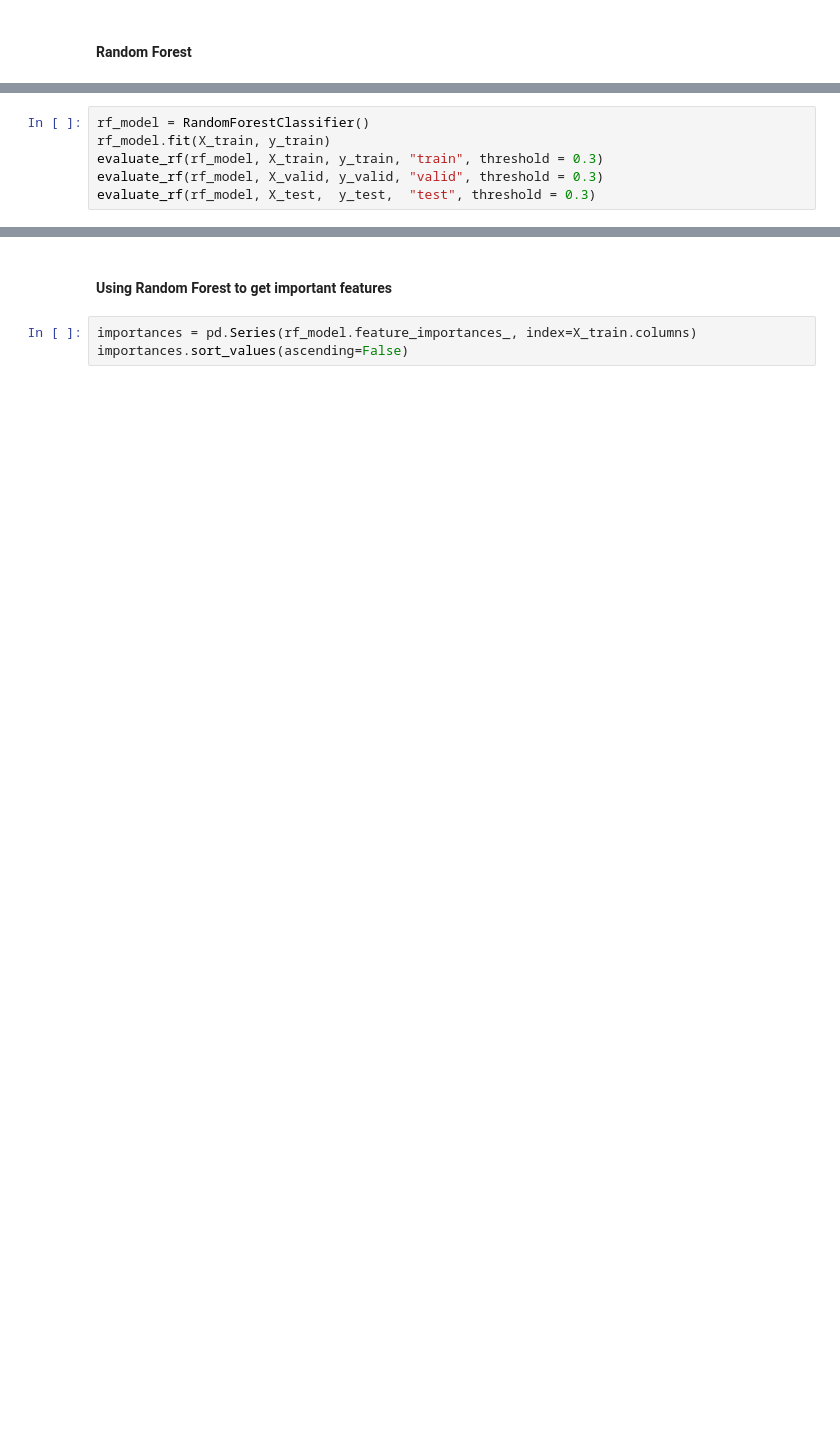
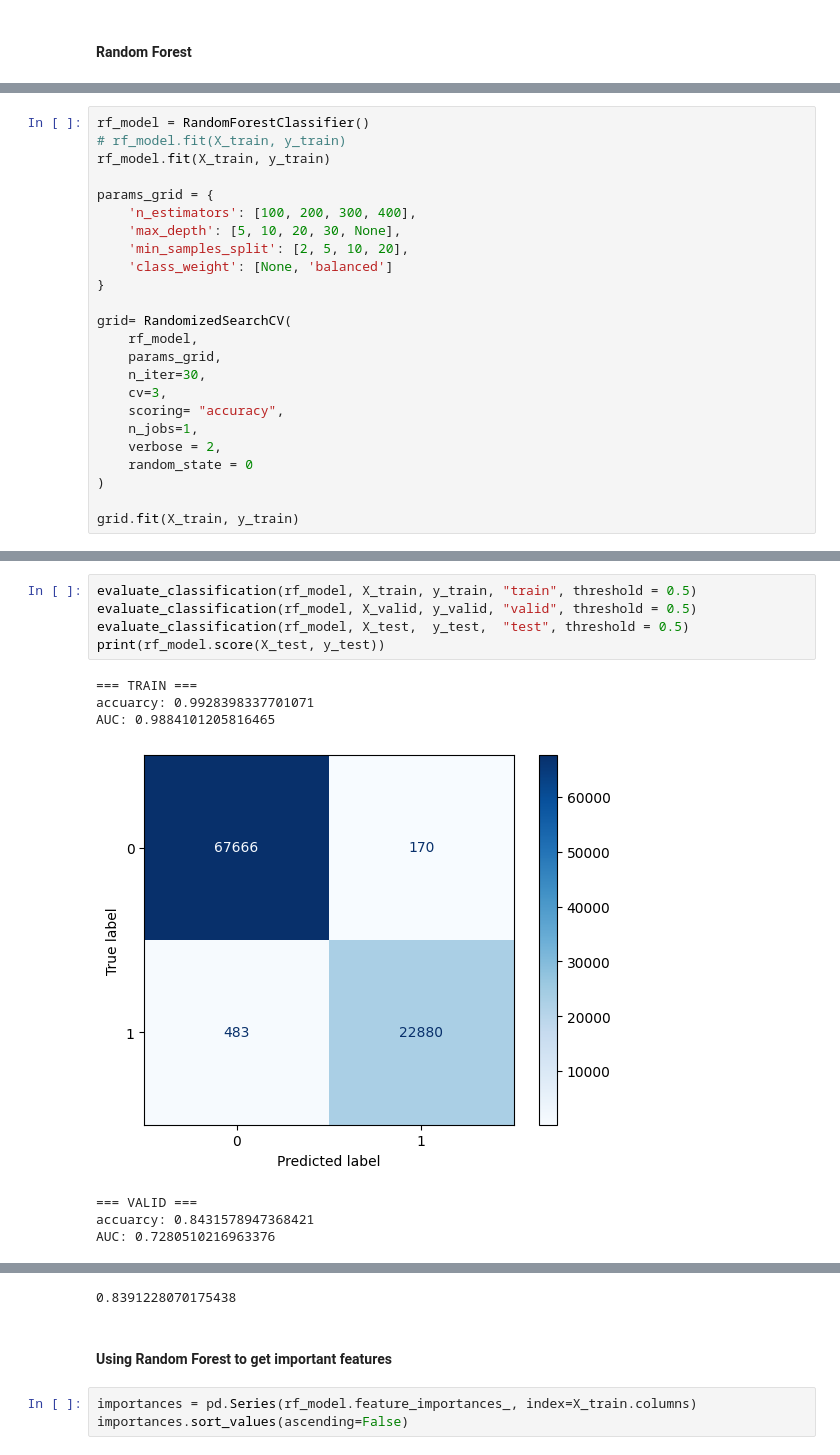
Before and after one commit to pycoder49/spotify_predictions, a Jupyter notebook: main.ipynb, the cells around one changed output, grey strips where cells are left out. Saved outputs shown, nothing was run; the diff lists cells and outputs as text; blank space fills up the shorter version.

```diff
--- a/main.ipynb
+++ b/main.ipynb
@@ -617,7 +598,25 @@ AUC: 0.6831676846081444
 # %%
 rf_model = RandomForestClassifier()
+# rf_model.fit(X_train, y_train)
 rf_model.fit(X_train, y_train)
-evaluate_rf(rf_model, X_train, y_train, "train", threshold = 0.3)
-evaluate_rf(rf_model, X_valid, y_valid, "valid", threshold = 0.3)
-evaluate_rf(rf_model, X_test,  y_test,  "test", threshold = 0.3)
+
+params_grid = {
+    'n_estimators': [100, 200, 300, 400],
+    'max_depth': [5, 10, 20, 30, None],
+    'min_samples_split': [2, 5, 10, 20],
+    'class_weight': [None, 'balanced']
+}
+
+grid= RandomizedSearchCV(
+    rf_model,
+    params_grid,
+    n_iter=30,
+    cv=3,
+    scoring= "accuracy",
+    n_jobs=1,
+    verbose = 2,
+    random_state = 0
+)
+
+grid.fit(X_train, y_train)
 # %% [output]
@@ -644,0 +647,13 @@ AUC: 0.7618361093488907
+# %%
+evaluate_classification(rf_model, X_train, y_train, "train", threshold = 0.5)
+evaluate_classification(rf_model, X_valid, y_valid, "valid", threshold = 0.5)
+evaluate_classification(rf_model, X_test,  y_test,  "test", threshold = 0.5)
+print(rf_model.score(X_test, y_test))
+# %% [output]
+=== TRAIN ===
+accuarcy: 0.9928398337701071
+AUC: 0.9884101205816465
+[figure, added]
+=== VALID ===
+accuarcy: 0.8431578947368421
+AUC: 0.7280510216963376
@@ -645,3 +665,4 @@ AUC: 0.7618361093488907
+0.8391228070175438
 # %% [markdown]
 #### Using Random Forest to get important features
 # %%
```
Also changed, not shown: parts of 12 cells of this notebook.
